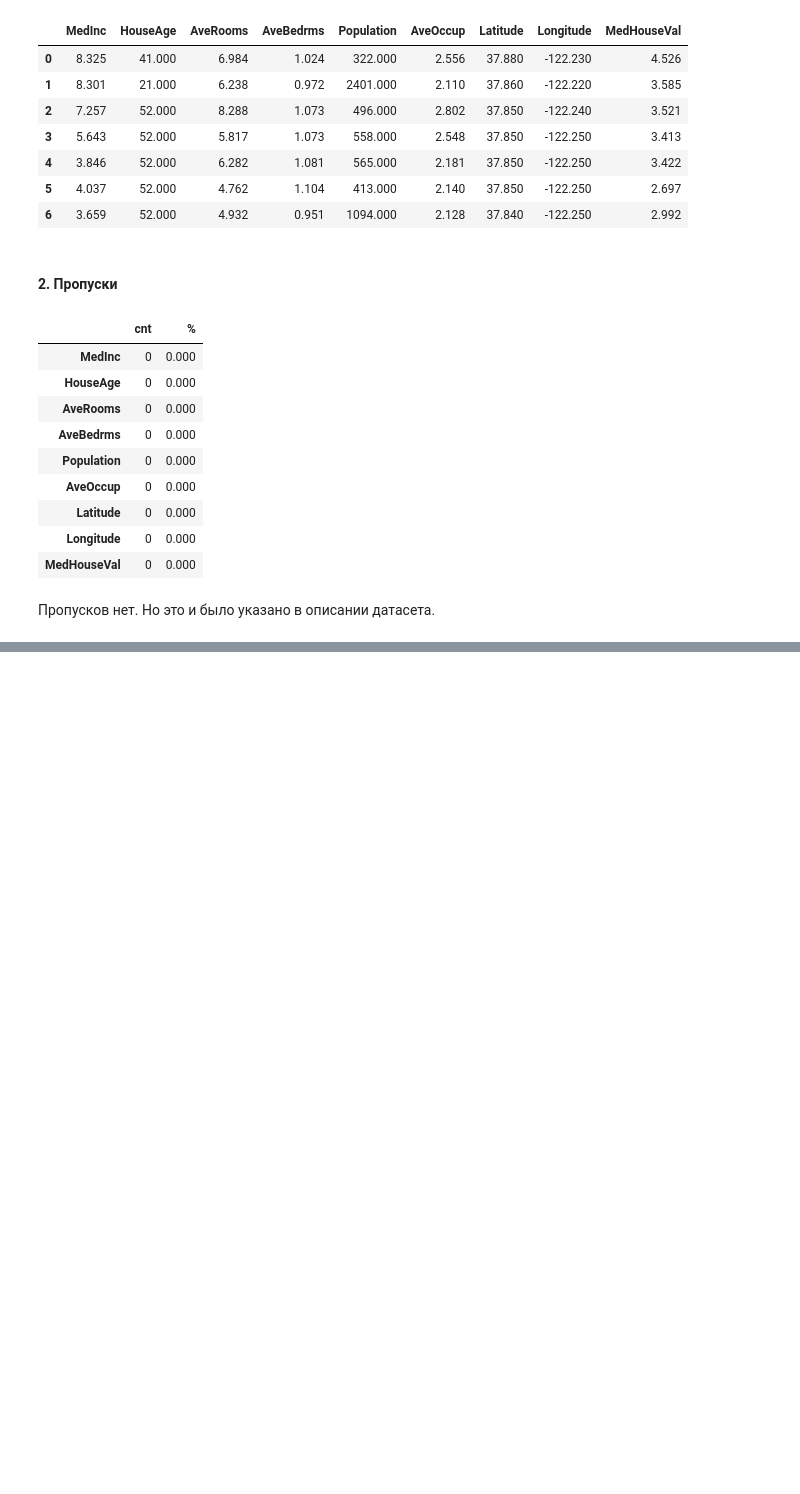
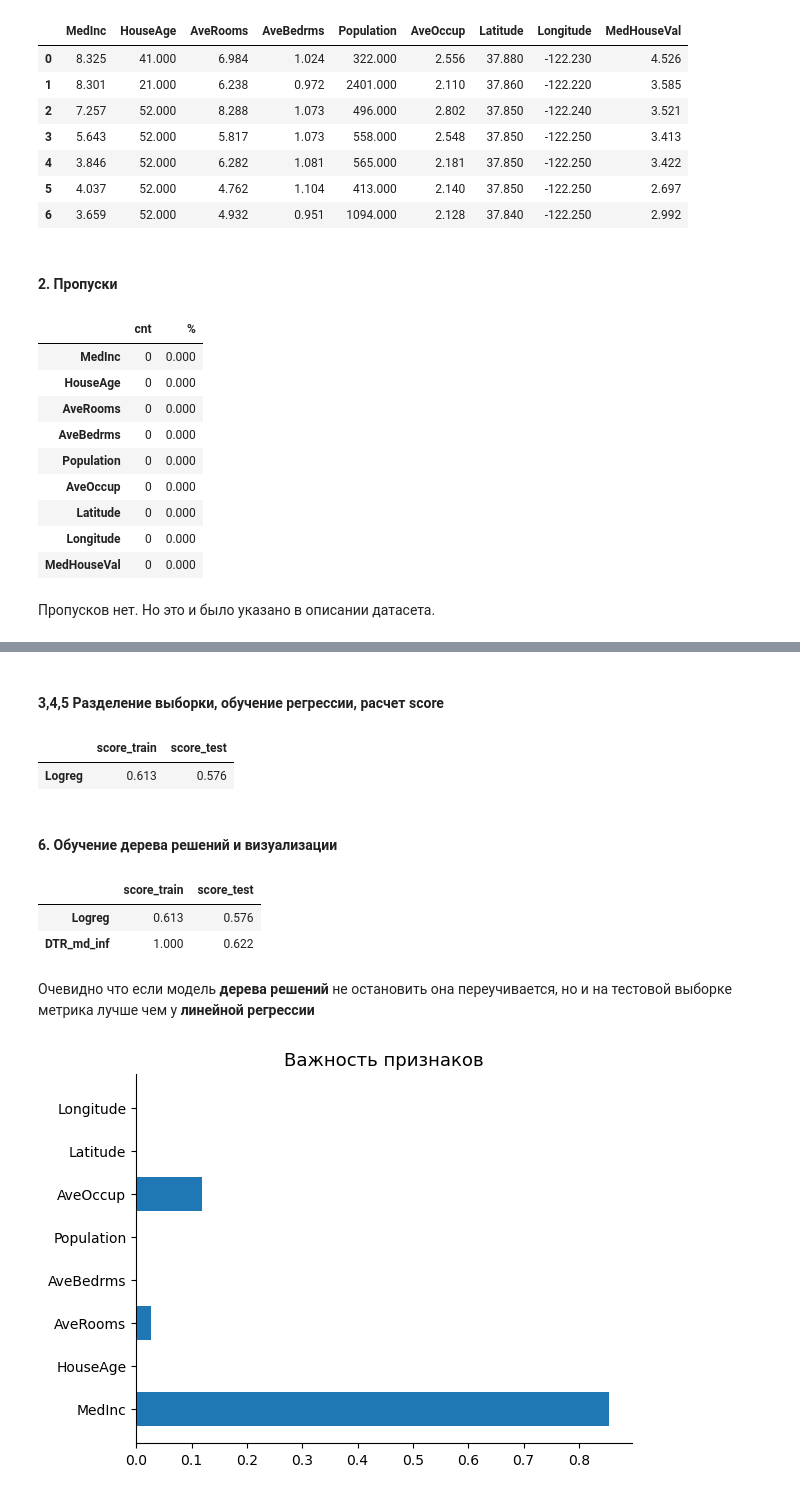
Before and after one commit to choodnovsky/Netilogiya_degp13, a Jupyter notebook: dz_8.08.ipynb, the cells around one changed output, grey strips where cells are left out. Cells and saved outputs as stored; diff of their text form; code cells hidden in the pictures; blank space fills up the shorter version.

```diff
--- a/dz_8.08.ipynb
+++ b/dz_8.08.ipynb
@@ -140,0 +119,2 @@ get_score(df, 'MedHouseVal')
+# %% [markdown]
+#### 3,4,5 Разделение выборки, обучение регрессии, расчет score
@@ -140,0 +143,47 @@ get_score(df, 'MedHouseVal')
+# %%
+res_0 = get_score(
+    df,
+    'MedHouseVal',
+    title='Logreg')
+res = pd.concat([res, res_0], axis=1)
+res.T
+# %% [output]
+|  | score_train | score_test |
+| Logreg | 0.613 | 0.576 |
+# %% [markdown]
+#### 6. Обучение дерева решений и визуализации
+# %%
+res_1 = get_score(
+    df,
+    'MedHouseVal',
+    model=DecisionTreeRegressor(),
+    title='DTR_md_inf')
+res = pd.concat([res, res_1], axis=1)
+res.T
+# %% [output]
+|  | score_train | score_test |
+| Logreg | 0.613 | 0.576 |
+| DTR_md_inf | 1.000 | 0.622 |
+# %% [markdown]
+Очевидно что если модель __дерева решений__ не остановить она переучивается, но и на тестовой выборке метрика лучше чем у __линейной регрессии__
+# %%
+rs = 42
+y = df['MedHouseVal']
+X = df.drop(['MedHouseVal'], axis = 1)
+X_train, X_test, y_train, y_test = train_test_split(X, y, test_size=0.2, random_state=rs)
+regr = DecisionTreeRegressor(
+    max_depth=3,
+    min_samples_leaf=3,
+    random_state=rs)
+model = regr.fit(X_train.values, y_train)
+y_pred = model.predict(X_train.values)
+# %%
+plt.barh(np.arange(len(model.feature_importances_)), model.feature_importances_)
+plt.yticks(np.arange(len(X.columns)), X.columns)
+plt.title(f'Важность признаков', size=13)
+plt.xlabel('', size=8)
+sns.despine()
+plt.ylabel('', size=8)
+plt.show()
+# %% [output]
+[figure, added]
```
Also changed, not shown: parts of 16 cells of this notebook, 1 other file.
